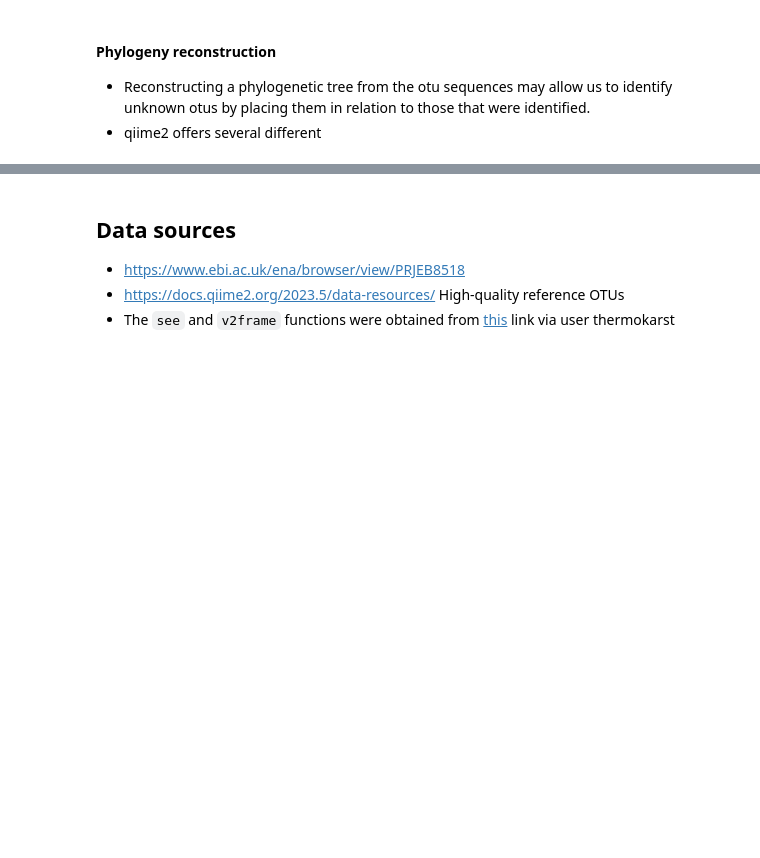
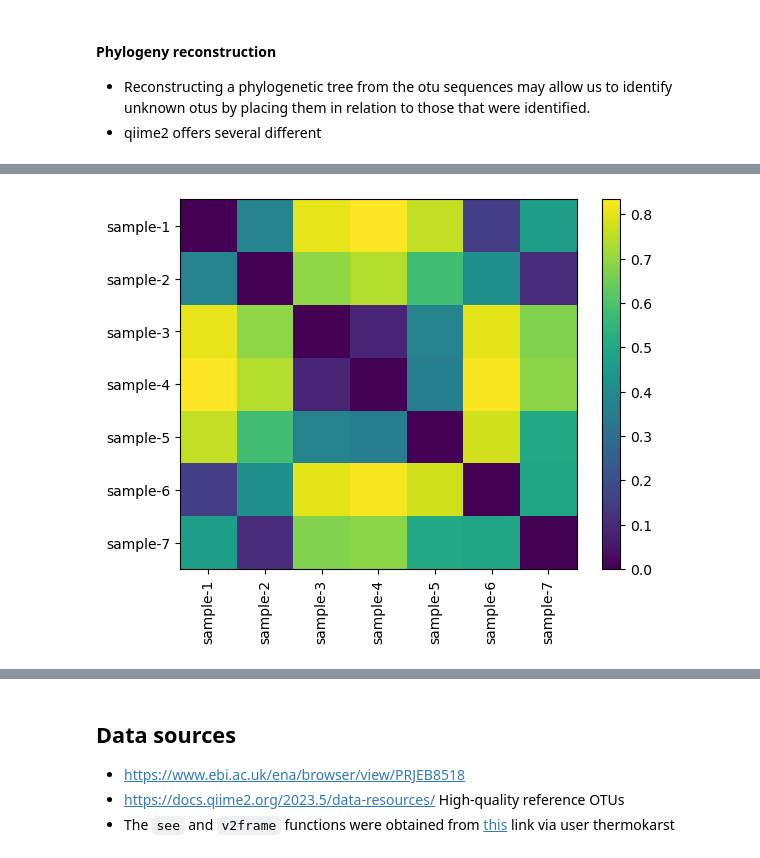
Before and after one commit to SJ-31/Cryosphere-ICCS261, a Jupyter notebook: sys/systematic.ipynb, the cells around one changed output, grey strips where cells are left out. Saved outputs shown, nothing was run; the diff lists cells and outputs as text; code cells hidden in the pictures; blank space fills up the shorter version.

```diff
--- a/sys/systematic.ipynb
+++ b/sys/systematic.ipynb
@@ -200,3 +127,6 @@ plt.show()
+# %%
+otuSeqs = Artifact.load('results/2-OTUs/Jelly-otuSeqs.qza')
+otuFreqs = Artifact.load('results/2-OTUs/Jelly-otuFreqs.qza')
 # %% [markdown]
 ### Taxonomic analyses
 # %% [markdown]
@@ -330,0 +179,8 @@ fasttreeR.rooted_tree.save('artifacts/fasttree.qza')
+# %%
+import skbio.stats.distance as di
+from qiime2.plugins.diversity.pipelines import beta
+braycurtis = beta(otuFreqs, 'braycurtis')
+dm = braycurtis.distance_matrix.view(di.DistanceMatrix)
+dm
+# %% [output]
+[figure, added]
```
Also changed, not shown: parts of 19 cells of this notebook, 17 other files.
